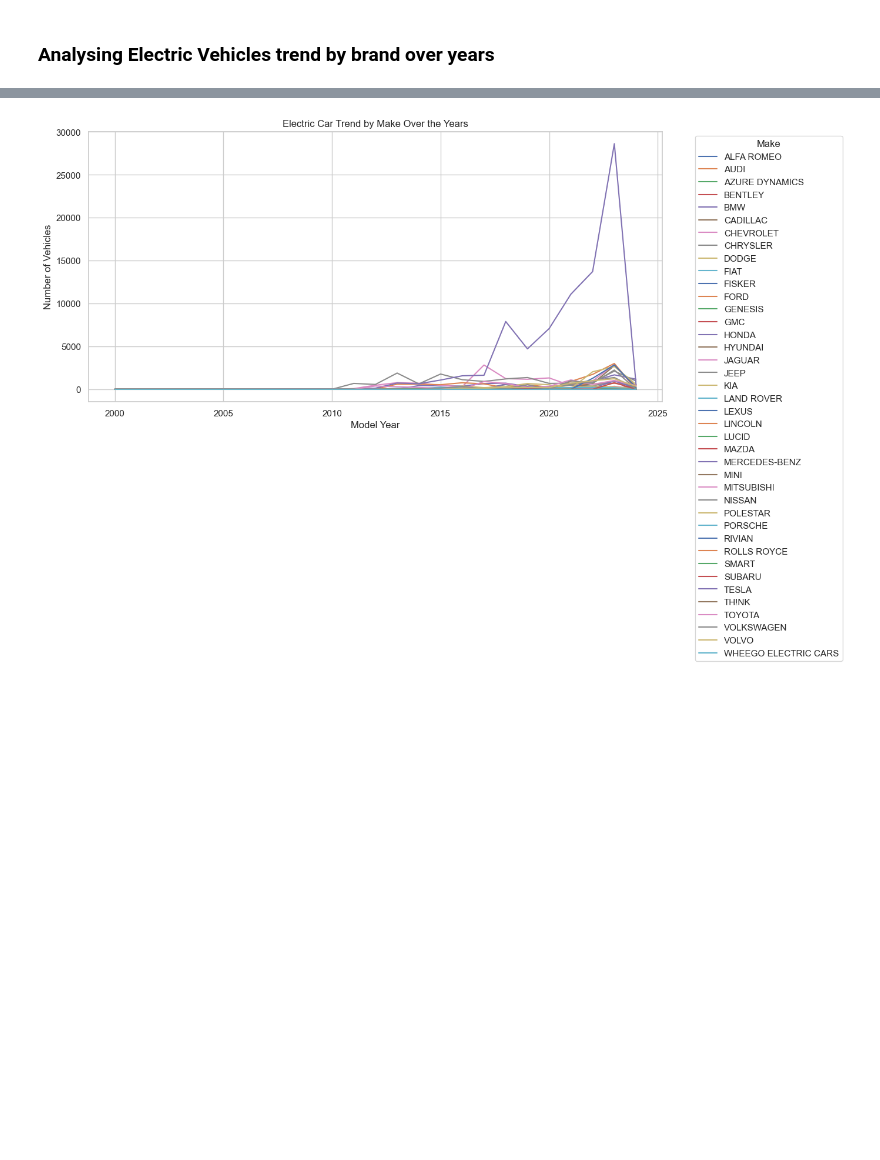
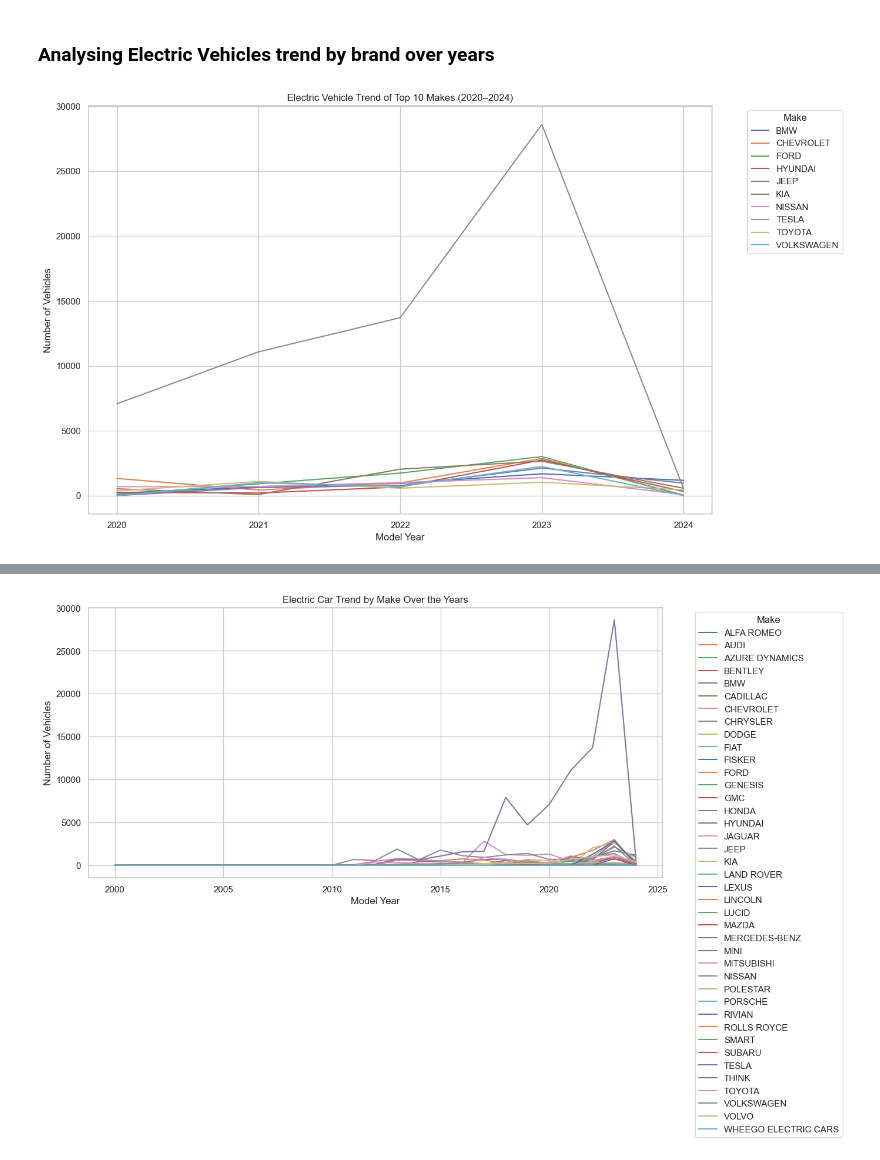
Before and after one commit to Ann-Tonina/Electric-Vehicles-population-2024-Analysis, a Jupyter notebook: EVpopulation Analysis.ipynb, the cells around one changed output, grey strips where cells are left out. Drawn from its saved outputs; the diff is of its cells as text; code cells hidden in the pictures; blank space fills up the shorter version.

```diff
--- a/EVpopulation Analysis.ipynb
+++ b/EVpopulation Analysis.ipynb
@@ -959,2 +1052,31 @@ Encouraging broader adoption may depend on expanding competitive model offerings
 # %% [markdown]
 ### Analysing Electric Vehicles trend by brand over years
+# %%
+# Group and count by Model Year and Make
+trend = df.groupby(['Model Year', 'Make']).size().reset_index(name='Count')
+
+# Filter for years 2020 to 2024
+trend = trend[(trend['Model Year'] >= 2020) & (trend['Model Year'] <= 2024)]
+
+# Convert Model Year to int
+trend['Model Year'] = trend['Model Year'].astype(int)
+
+# Get top 10 makes overall (from full dataset)
+top_10_makes = df['Make'].value_counts().nlargest(10).index
+
+# Filter to top 10 makes only
+trend_top = trend[trend['Make'].isin(top_10_makes)]
+
+# Pivot for plotting
+pivot_table = trend_top.pivot(index='Model Year', columns='Make', values='Count').fillna(0)
+
+# Plot
+ax = pivot_table.plot(figsize=(14, 8), title='Electric Vehicle Trend of Top 10 Makes (2020–2024)')
+plt.xlabel('Model Year')
+plt.ylabel('Number of Vehicles')
+plt.xticks(ticks=sorted(pivot_table.index), labels=sorted(pivot_table.index), rotation=0)
+plt.legend(title='Make', bbox_to_anchor=(1.05, 1), loc='upper left')
+plt.tight_layout()
+plt.show()
+# %% [output]
+[figure, added]
```
Also changed, not shown: parts of 32 cells of this notebook, 1 other file.
